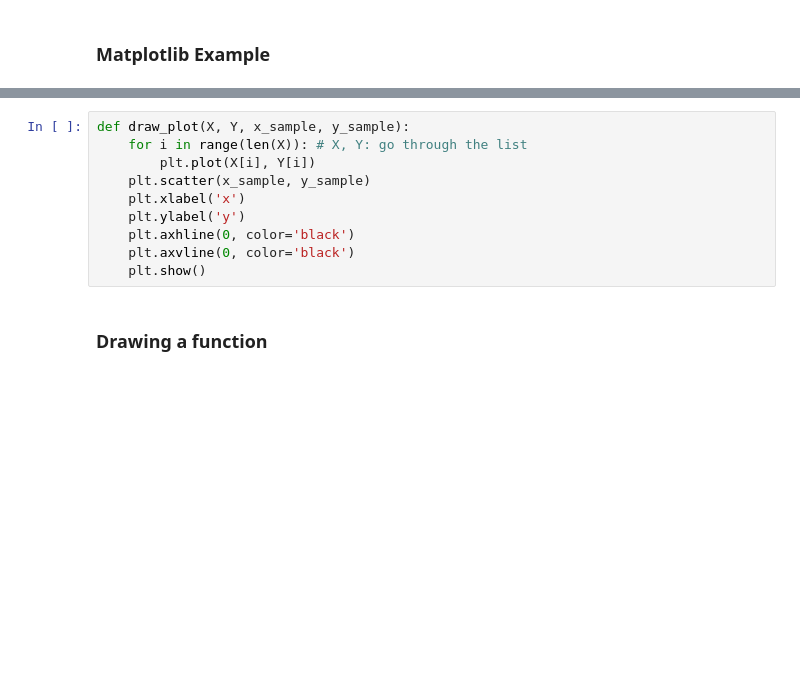
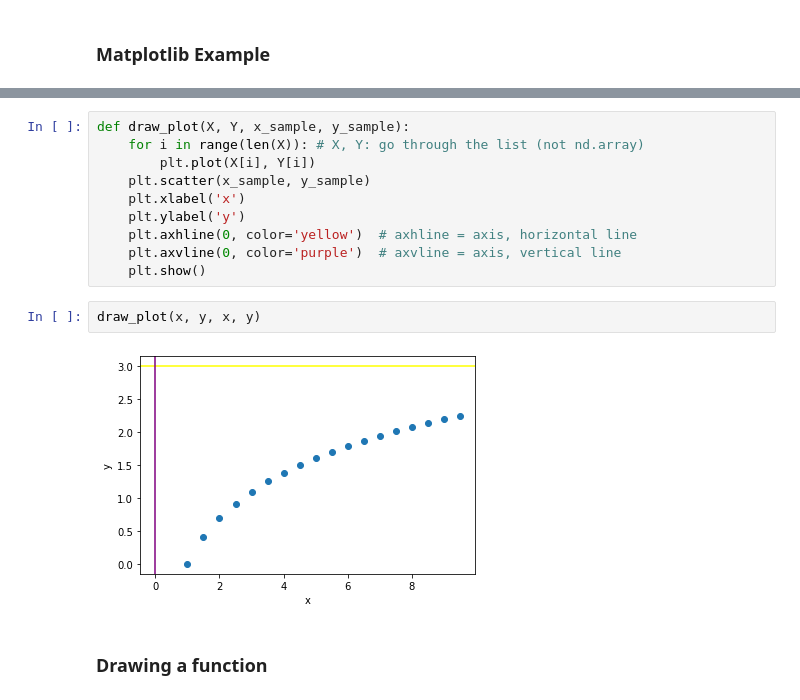
Before and after one commit to mjbooo/Pr4AI, a Jupyter notebook: 02_ml.ipynb, the cells around one changed output, grey strips where cells are left out. Cells and saved outputs as stored; diff of their text form; blank space fills up the shorter version.

```diff
--- a/02_ml.ipynb
+++ b/02_ml.ipynb
@@ -26,12 +51,16 @@ plt.show()  # colab notebook: automatically plots the graph w/o show, the other
 # %%
 def draw_plot(X, Y, x_sample, y_sample):
-    for i in range(len(X)): # X, Y: go through the list
+    for i in range(len(X)): # X, Y: go through the list (not nd.array)
         plt.plot(X[i], Y[i])
     plt.scatter(x_sample, y_sample)
     plt.xlabel('x')
     plt.ylabel('y')
-    plt.axhline(0, color='black')
-    plt.axvline(0, color='black')
+    plt.axhline(0, color='yellow')  # axhline = axis, horizontal line
+    plt.axvline(0, color='purple')  # axvline = axis, vertical line
     plt.show()
+# %%
+draw_plot(x, y, x, y)
+# %% [output]
+[figure, added]
 # %% [markdown]
 ### Drawing a function
```
Also changed, not shown: parts of 27 cells of this notebook.
